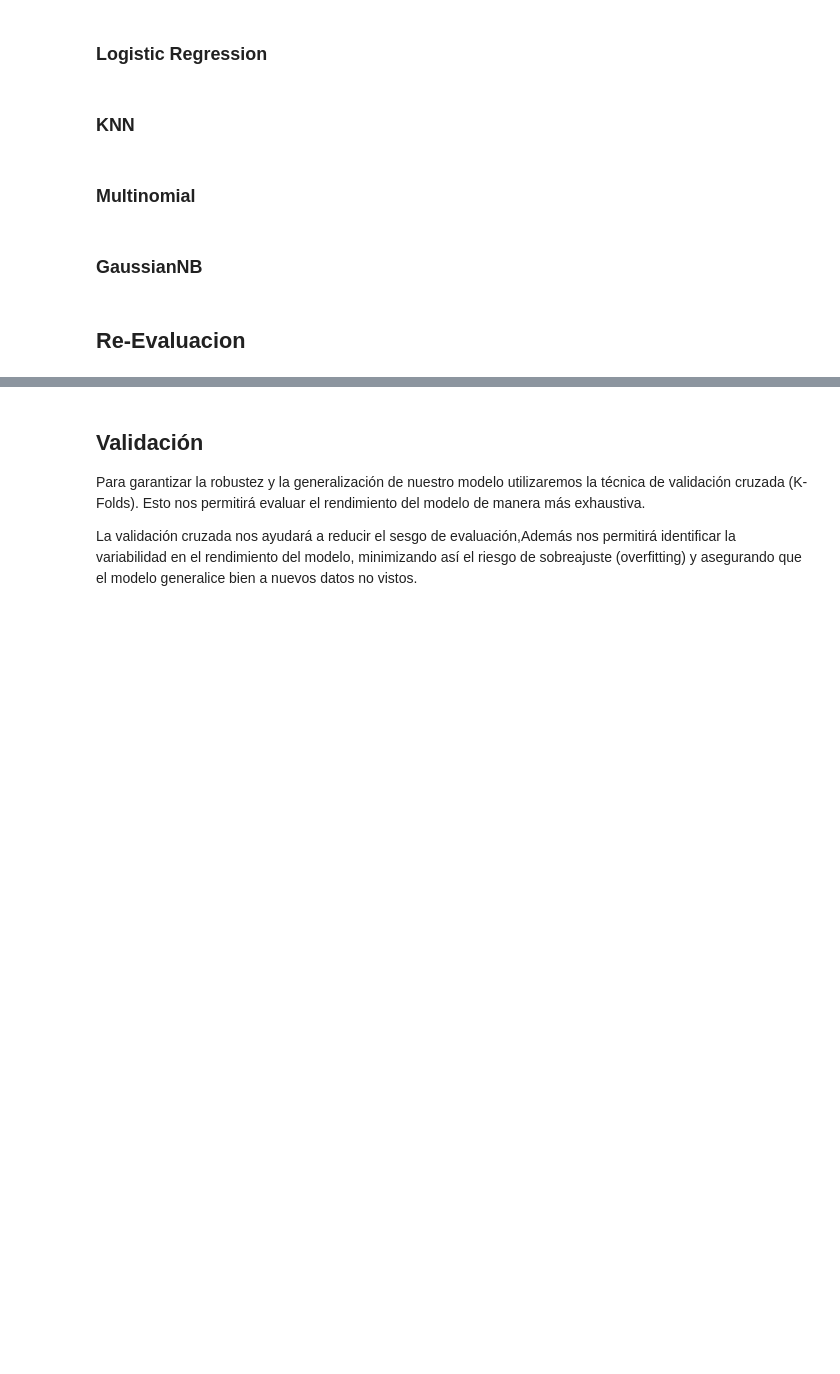
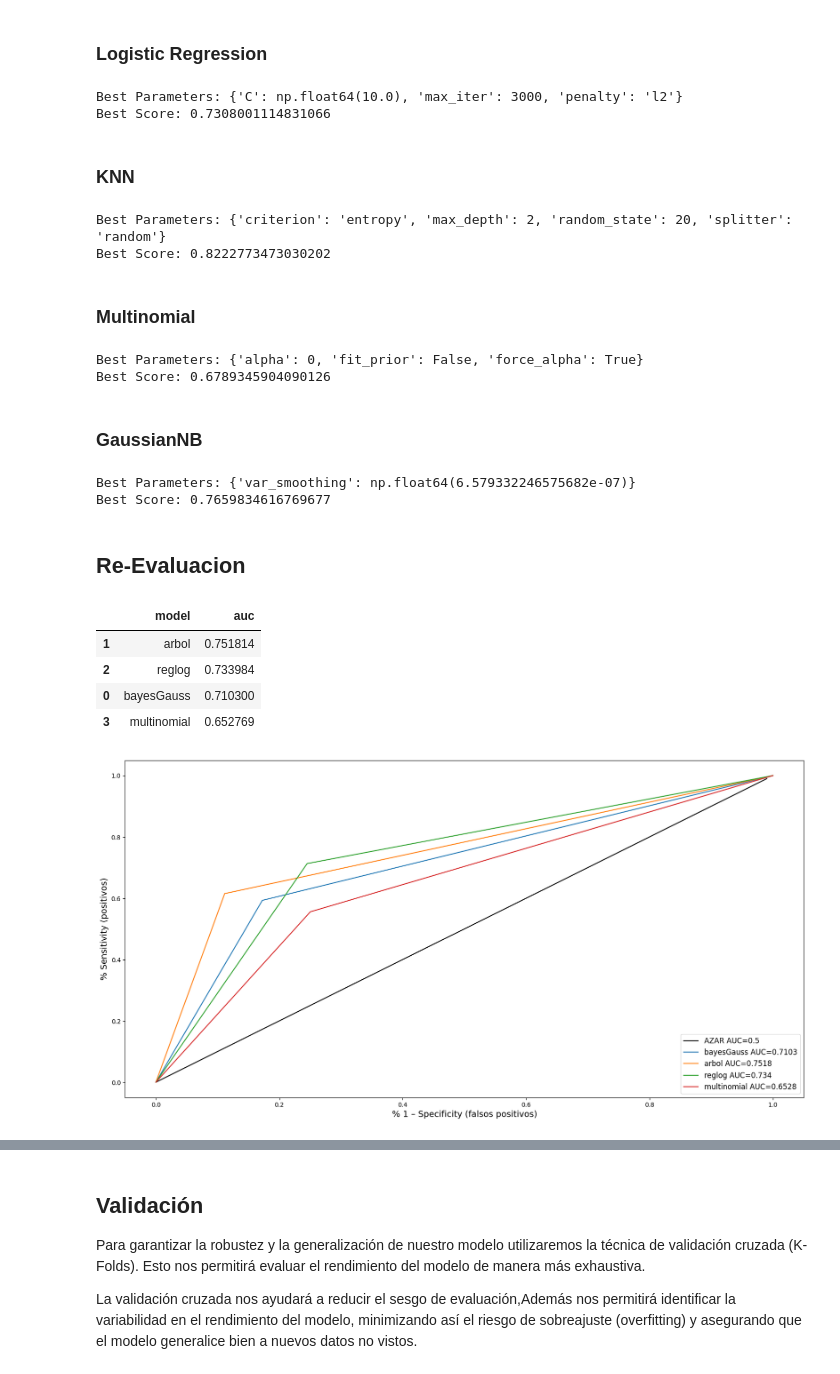
Before and after one commit to ignaciomontovio/TP-Virus, a Jupyter notebook: TP_EntregableVirus.ipynb, the cells around one changed output, grey strips where cells are left out. Drawn from its saved outputs; the diff is of its cells as text; code cells hidden in the pictures; blank space fills up the shorter version.

```diff
--- a/TP_EntregableVirus.ipynb
+++ b/TP_EntregableVirus.ipynb
@@ -466,6 +564,10 @@ clf.fit(X_train, y_train)
 
 print("Best Parameters:", clf.best_params_)
 print("Best Score:", clf.best_score_)
+lg_best = clf.best_estimator_
+# %% [output]
+Best Parameters: {'C': np.float64(10.0), 'max_iter': 3000, 'penalty': 'l2'}
+Best Score: 0.7308001114831066
 # %% [markdown]
 ### KNN
 # %%
@@ -475,6 +577,10 @@ clf.fit(X_train, y_train)
 
 print("Best Parameters:", clf.best_params_)
 print("Best Score:", clf.best_score_)
+knn_best = clf.best_estimator_
+# %% [output]
+Best Parameters: {'criterion': 'entropy', 'max_depth': 2, 'random_state': 20, 'splitter': 'random'}
+Best Score: 0.8222773473030202
 # %% [markdown]
 ### Multinomial
 # %%
@@ -484,6 +590,10 @@ clf.fit(X_train, y_train)
 
 print("Best Parameters:", clf.best_params_)
 print("Best Score:", clf.best_score_)
+mnb_best = clf.best_estimator_
+# %% [output]
+Best Parameters: {'alpha': 0, 'fit_prior': False, 'force_alpha': True}
+Best Score: 0.6789345904090126
 # %% [markdown]
 ### GaussianNB
 # %%
@@ -493,46 +603,52 @@ clf.fit(X_train, y_train)
 
 print("Best Parameters:", clf.best_params_)
 print("Best Score:", clf.best_score_)
+gnb_best = clf.best_estimator_
+# %% [output]
+Best Parameters: {'var_smoothing': np.float64(6.579332246575682e-07)}
+Best Score: 0.7659834616769677
 # %% [markdown]
 ## Re-Evaluacion
 # %%
-logreg = LogisticRegression(max_iter=1500, penalty='l2', C=np.float64(0.31622776601683794))
-logreg.fit(X_train, y_train)
-y_pred_lg = logreg.predict(X_test)
+lg_best.fit(X_train, y_train)
+y_pred_lg = lg_best.predict(X_test)
 
+knn_best.fit(X_train, y_train)
+y_pred_tc = knn_best.predict(X_test)
 
-treeclf = DecisionTreeClassifier(max_depth=5, random_state=20, splitter='random', criterion='entropy')
-treeclf.fit(X_train, y_train)
-y_pred_tc = treeclf.predict(X_test)
+mnb_best.fit(X_train, y_train)
+y_pred_nb = mnb_best.predict(X_test)
 
-bayes_multi = MultinomialNB(alpha=2.0, fit_prior=True, force_alpha=True)
-bayes_multi.fit(X_train, y_train)
-y_pred_nb = bayes_multi.predict(X_test)
-
-bayes_gauss = GaussianNB(var_smoothing=np.float64(1.0))
-bayes_gauss.fit(X_train, y_train)
-y_pred_gauss = bayes_gauss.predict(X_test)
+gnb_best.fit(X_train, y_train)
+y_pred_gauss = gnb_best.predict(X_test)
 
 plt.figure(figsize=(20, 10))
 plt.xlabel('% 1 – Specificity (falsos positivos)', fontsize=14)
 plt.ylabel('% Sensitivity (positivos)', fontsize=14)
 
 # Graficamos la recta del azar
 it = [i/100 for i in range(100)]
 plt.plot(it,it,label="AZAR AUC=0.5",color="black")
 
 modelos = { 'bayesGauss':y_pred_gauss,'arbol':y_pred_tc, 'reglog':y_pred_lg, 'multinomial': y_pred_nb}
 areas = []
 for pred in modelos:
     auc = graficarCurvaRoc( modelos[pred] , pred )
     areas.append( (pred, auc) )
 areas = pd.DataFrame(areas, columns=['model','auc'])
 # Grafico
 # plt.title("Curva ROC", fontsize=14)
 # plt.tick_params(labelsize=12);
 # plt.show()
 # Tabla
 areas.sort_values('auc', ascending=False)
+# %% [output]
+|  | model | auc |
+| 1 | arbol | 0.751814 |
+| 2 | reglog | 0.733984 |
+| 0 | bayesGauss | 0.710300 |
+| 3 | multinomial | 0.652769 |
+[figure, added]
 # %%
 from IPython.display import display, Markdown
 
```
Also changed, not shown: parts of 5 cells of this notebook.
